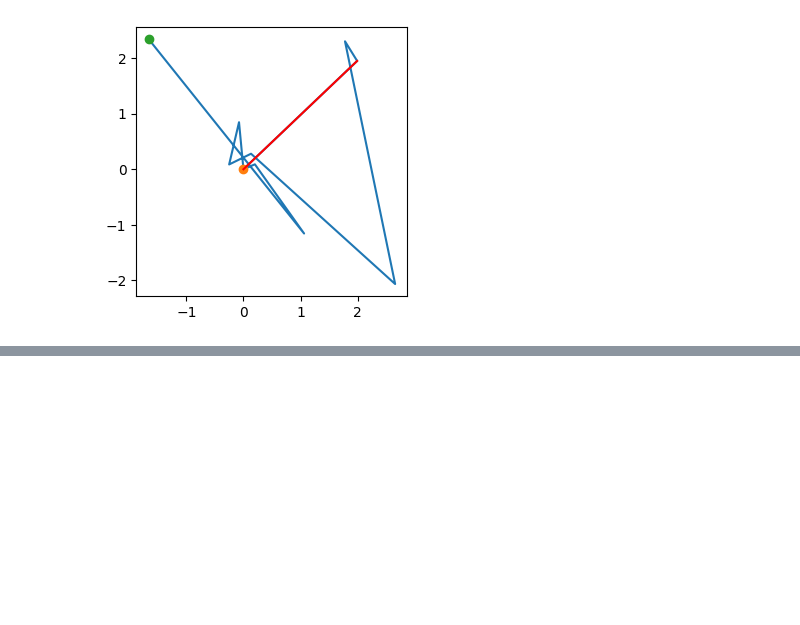
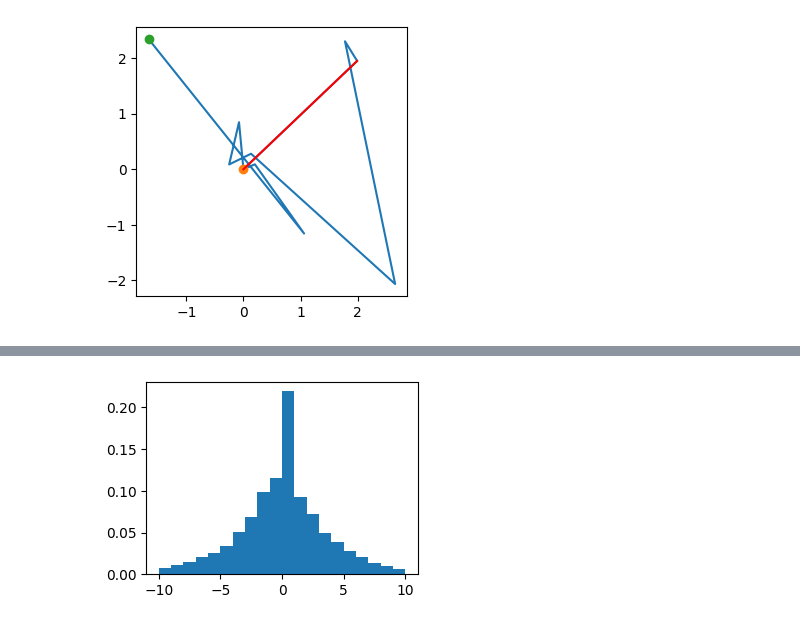
Before and after one commit to John-Zou-IC/M2R_Stochastic_Resetting, a Jupyter notebook: figures.ipynb, the cells around one changed output, grey strips where cells are left out. Drawn from its saved outputs; the diff is of its cells as text; code cells hidden in the pictures; blank space fills up the shorter version.

```diff
--- a/figures.ipynb
+++ b/figures.ipynb
@@ -149,0 +171,8 @@ test_levy_2D.plot_simulation(10)
+# %%
+from stochastic_resetting.levy import RunAndTumble1D
+
+test_1D = RunAndTumble1D(0, 0, 1, 0.1)
+
+test_1D.plot_NESS(10000, 100, bins=20, range=(-10, 10))
+# %% [output]
+[figure, added]
```
Also changed, not shown: parts of 8 cells of this notebook, 1 other file.
